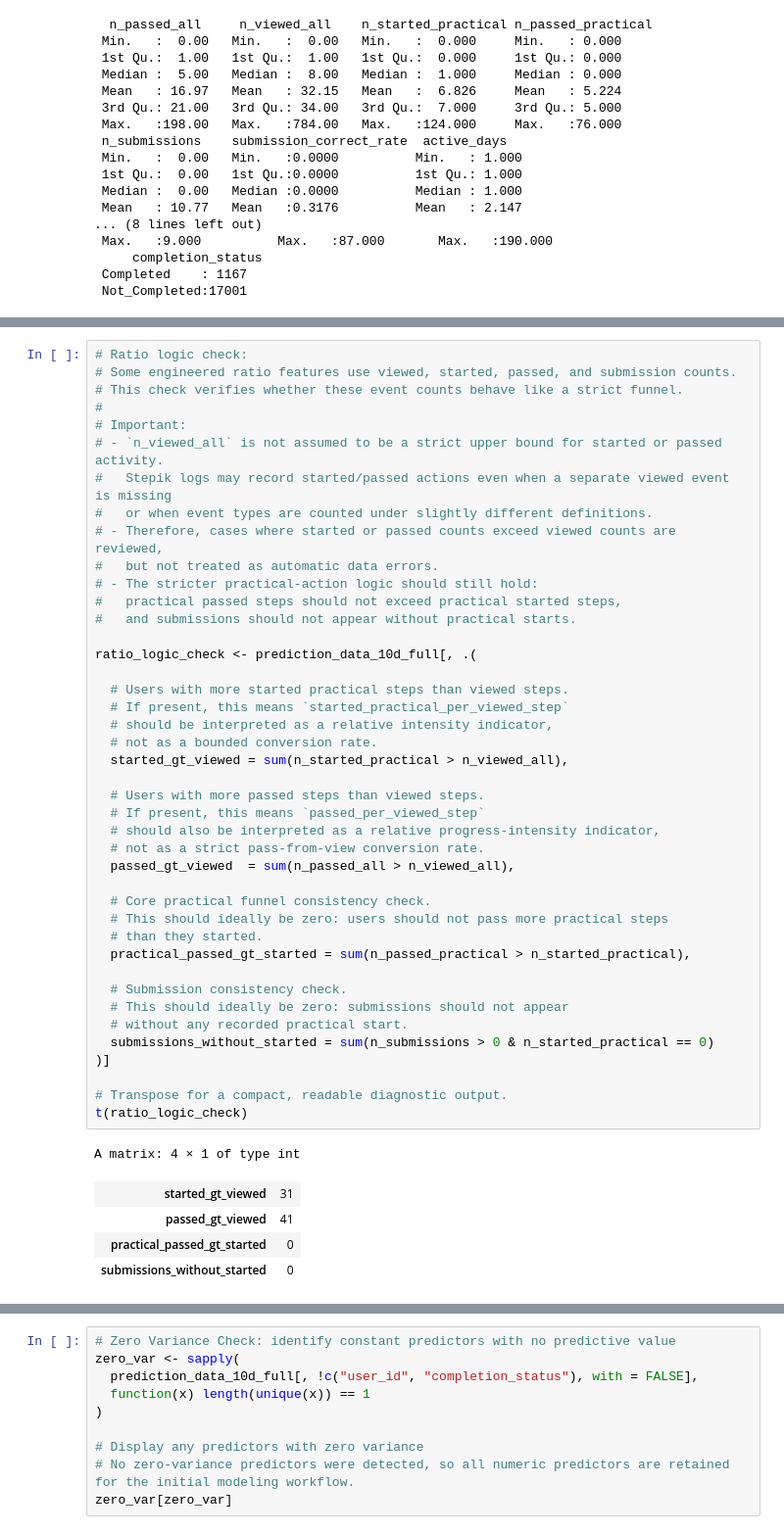
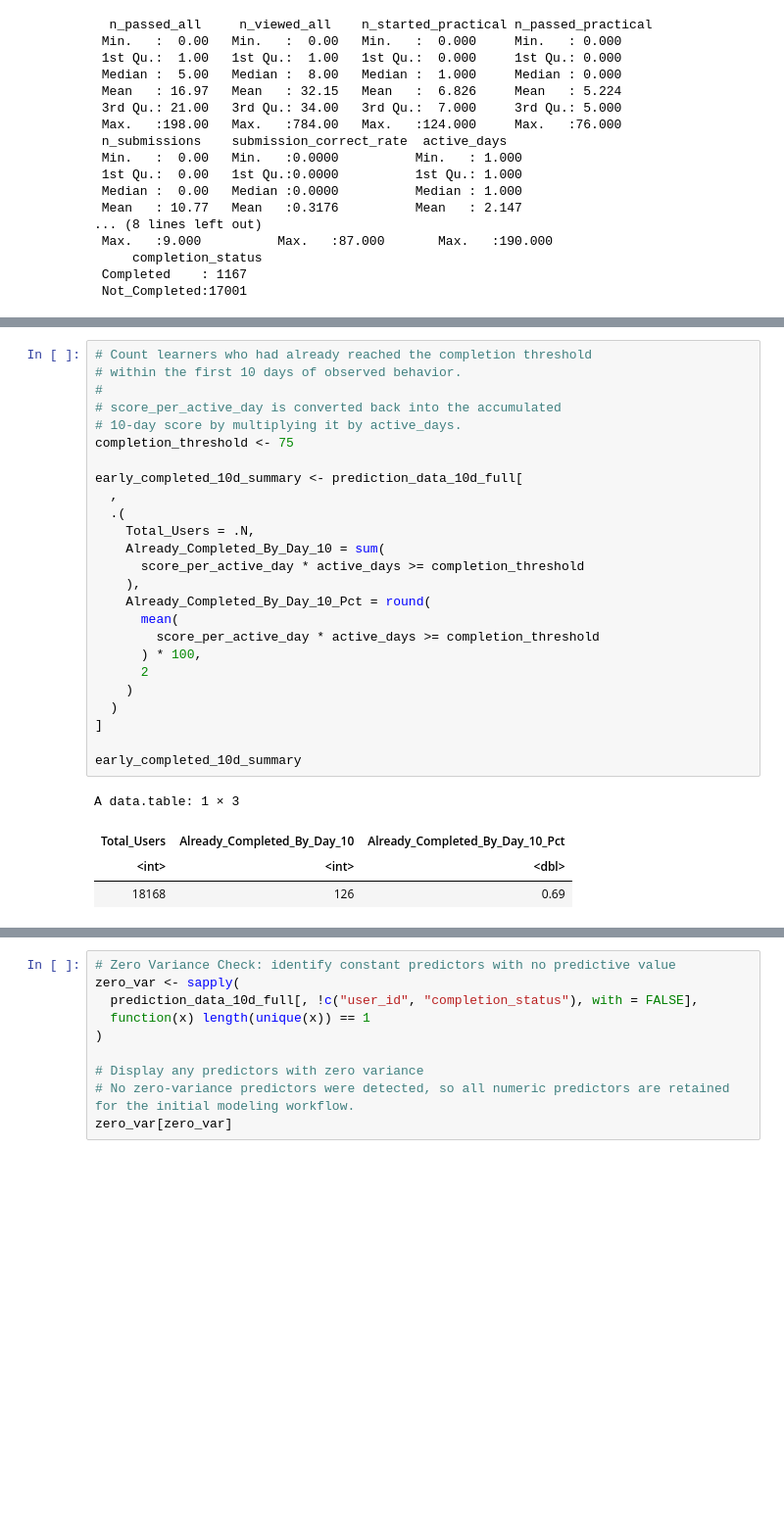
Before and after one commit to Safonovanastya87/stepik-product-analytics-completion-risk-ml, a Jupyter notebook: notebooks/03_completion_risk_modeling.ipynb, the cells around one changed output, grey strips where cells are left out. Shown at 98% size. Cells and saved outputs as stored; diff of their text form; blank space fills up the shorter version.

```diff
--- a/notebooks/03_completion_risk_modeling.ipynb
+++ b/notebooks/03_completion_risk_modeling.ipynb
@@ -554,48 +319,30 @@ A matrix: 7 × 1 of type int
-# %%
-# Ratio logic check:
-# Some engineered ratio features use viewed, started, passed, and submission counts.
-# This check verifies whether these event counts behave like a strict funnel.
-#
-# Important:
-# - `n_viewed_all` is not assumed to be a strict upper bound for started or passed activity.
-#   Stepik logs may record started/passed actions even when a separate viewed event is missing
-#   or when event types are counted under slightly different definitions.
-# - Therefore, cases where started or passed counts exceed viewed counts are reviewed,
-#   but not treated as automatic data errors.
-# - The stricter practical-action logic should still hold:
-#   practical passed steps should not exceed practical started steps,
-#   and submissions should not appear without practical starts.
-
-ratio_logic_check <- prediction_data_10d_full[, .(
-
-  # Users with more started practical steps than viewed steps.
-  # If present, this means `started_practical_per_viewed_step`
-  # should be interpreted as a relative intensity indicator,
-  # not as a bounded conversion rate.
-  started_gt_viewed = sum(n_started_practical > n_viewed_all),
-
-  # Users with more passed steps than viewed steps.
-  # If present, this means `passed_per_viewed_step`
-  # should also be interpreted as a relative progress-intensity indicator,
-  # not as a strict pass-from-view conversion rate.
-  passed_gt_viewed  = sum(n_passed_all > n_viewed_all),
-
-  # Core practical funnel consistency check.
-  # This should ideally be zero: users should not pass more practical steps
-  # than they started.
-  practical_passed_gt_started = sum(n_passed_practical > n_started_practical),
-
-  # Submission consistency check.
-  # This should ideally be zero: submissions should not appear
-  # without any recorded practical start.
-  submissions_without_started = sum(n_submissions > 0 & n_started_practical == 0)
-)]
-
-# Transpose for a compact, readable diagnostic output.
-t(ratio_logic_check)
-# %% [output]
-A matrix: 4 × 1 of type int
-| started_gt_viewed | 31 |
-| passed_gt_viewed | 41 |
-| practical_passed_gt_started | 0 |
-| submissions_without_started | 0 |
+# %%
+# Count learners who had already reached the completion threshold
+# within the first 10 days of observed behavior.
+#
+# score_per_active_day is converted back into the accumulated
+# 10-day score by multiplying it by active_days.
+completion_threshold <- 75
+
+early_completed_10d_summary <- prediction_data_10d_full[
+  ,
+  .(
+    Total_Users = .N,
+    Already_Completed_By_Day_10 = sum(
+      score_per_active_day * active_days >= completion_threshold
+    ),
+    Already_Completed_By_Day_10_Pct = round(
+      mean(
+        score_per_active_day * active_days >= completion_threshold
+      ) * 100,
+      2
+    )
+  )
+]
+
+early_completed_10d_summary
+# %% [output]
+A data.table: 1 × 3
+| Total_Users | Already_Completed_By_Day_10 | Already_Completed_By_Day_10_Pct |
+| <int> | <int> | <dbl> |
+| 18168 | 126 | 0.69 |
```
Also changed, not shown: parts of 13 cells of this notebook, 2 other files.
